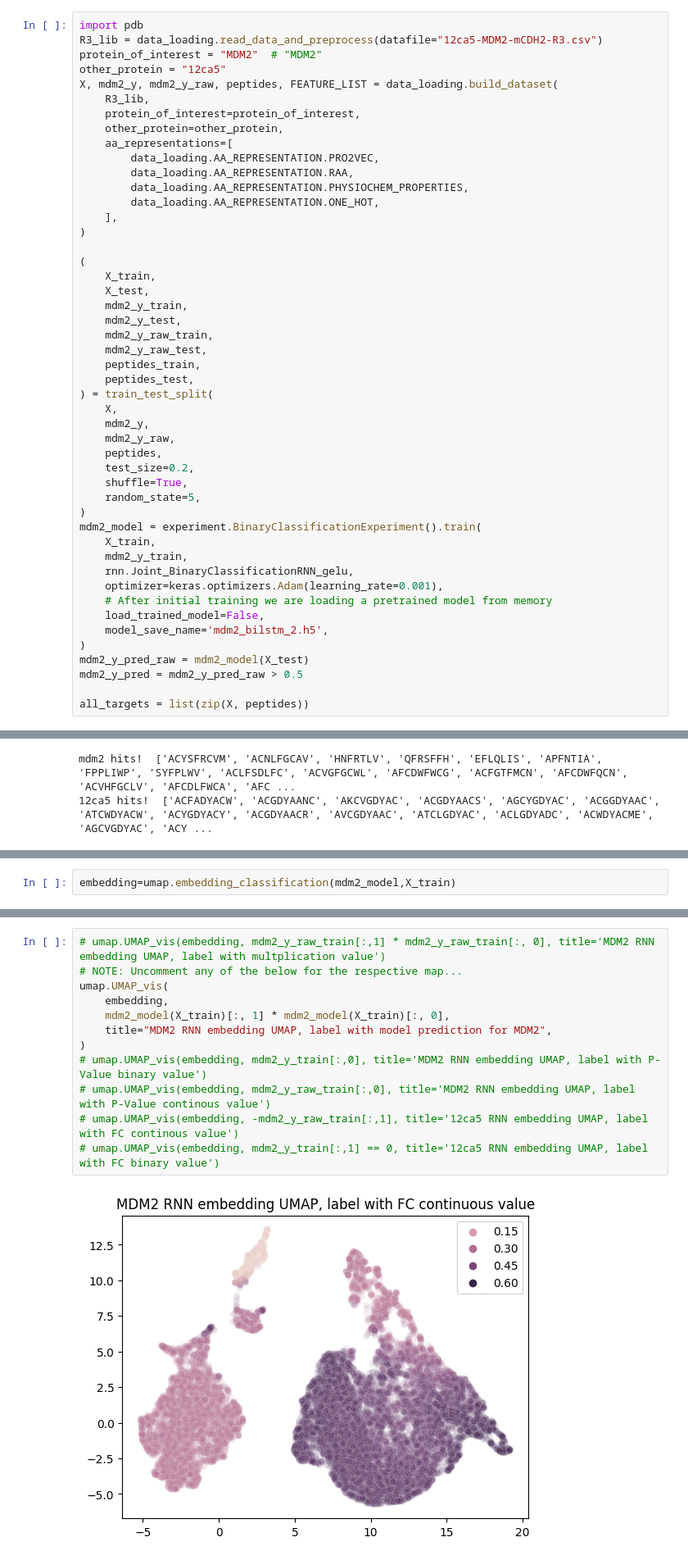
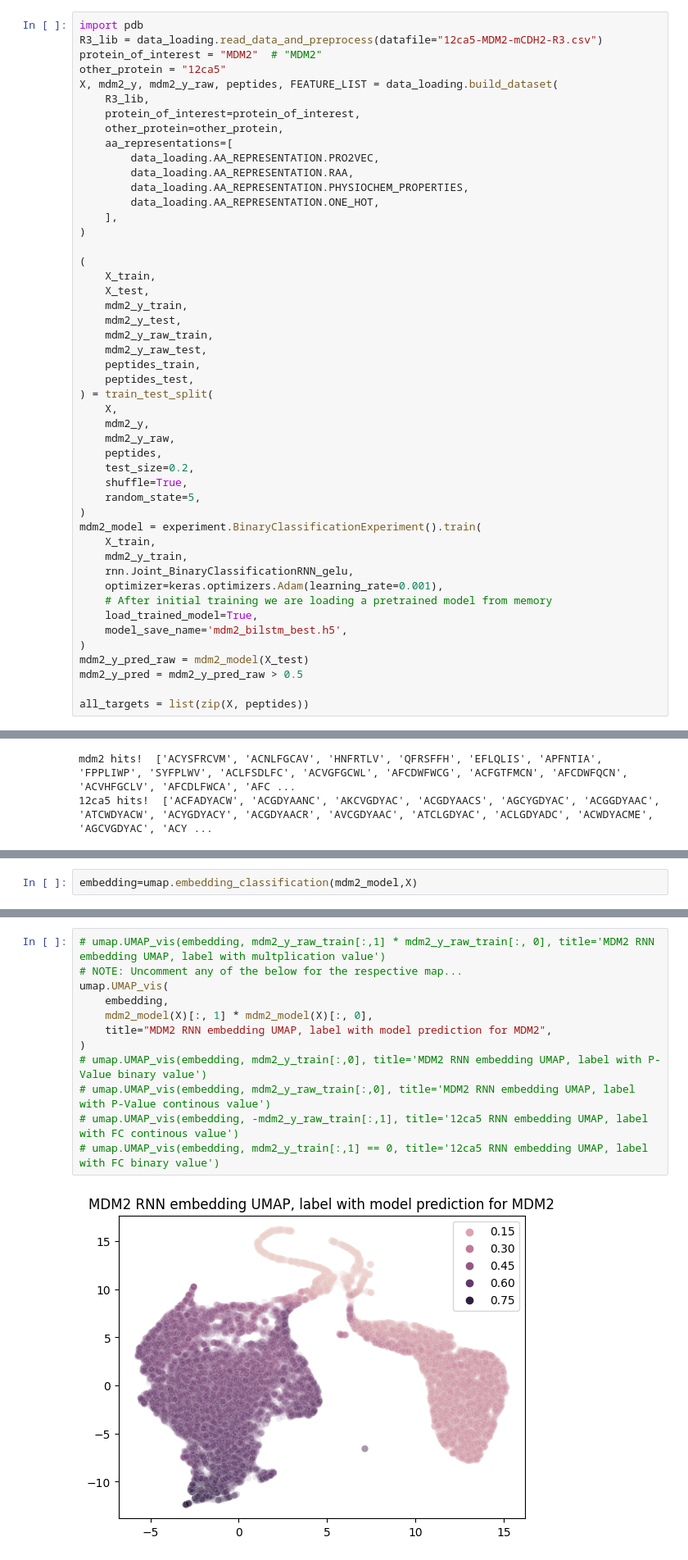
Before and after one commit to YitongTseo/ml_phage_display, a Jupyter notebook: hit_rate_by_rank_confidence.ipynb, the cells around one changed output, grey strips where cells are left out. Shown at 82% size. Drawn from its saved outputs; the diff is of its cells as text.

```diff
--- a/hit_rate_by_rank_confidence.ipynb
+++ b/hit_rate_by_rank_confidence.ipynb
@@ -76,8 +76,8 @@ mdm2_model = experiment.BinaryClassificationExperiment().train(
     rnn.Joint_BinaryClassificationRNN_gelu,
     optimizer=keras.optimizers.Adam(learning_rate=0.001),
     # After initial training we are loading a pretrained model from memory
-    load_trained_model=False,
-    model_save_name='mdm2_bilstm_2.h5',
+    load_trained_model=True,
+    model_save_name='mdm2_bilstm_best.h5',
 )
 mdm2_y_pred_raw = mdm2_model(X_test)
 mdm2_y_pred = mdm2_y_pred_raw > 0.5
@@ -259,6 +259,6 @@ g=sns.histplot(mdm2_y_raw[:,1])
 # %% [output]
 [figure]
 # %%
-embedding=umap.embedding_classification(mdm2_model,X_train)
+embedding=umap.embedding_classification(mdm2_model,X)
 # %%
 
@@ -345,14 +335,14 @@ The size we are going with for 12ca5 hotspot 2508
 # %%
 # umap.UMAP_vis(embedding, mdm2_y_raw_train[:,1] * mdm2_y_raw_train[:, 0], title='MDM2 RNN embedding UMAP, label with multplication value')
 # NOTE: Uncomment any of the below for the respective map...
 umap.UMAP_vis(
     embedding,
-    mdm2_model(X_train)[:, 1] * mdm2_model(X_train)[:, 0],
+    mdm2_model(X)[:, 1] * mdm2_model(X)[:, 0],
     title="MDM2 RNN embedding UMAP, label with model prediction for MDM2",
 )
 # umap.UMAP_vis(embedding, mdm2_y_train[:,0], title='MDM2 RNN embedding UMAP, label with P-Value binary value')
 # umap.UMAP_vis(embedding, mdm2_y_raw_train[:,0], title='MDM2 RNN embedding UMAP, label with P-Value continous value')
 # umap.UMAP_vis(embedding, -mdm2_y_raw_train[:,1], title='12ca5 RNN embedding UMAP, label with FC continous value')
 # umap.UMAP_vis(embedding, mdm2_y_train[:,1] == 0, title='12ca5 RNN embedding UMAP, label with FC binary value')
 # %% [output]
-[figure, old version]
+[figure, new version]
```
Also changed, not shown: parts of 8 cells of this notebook, 4 other files.
